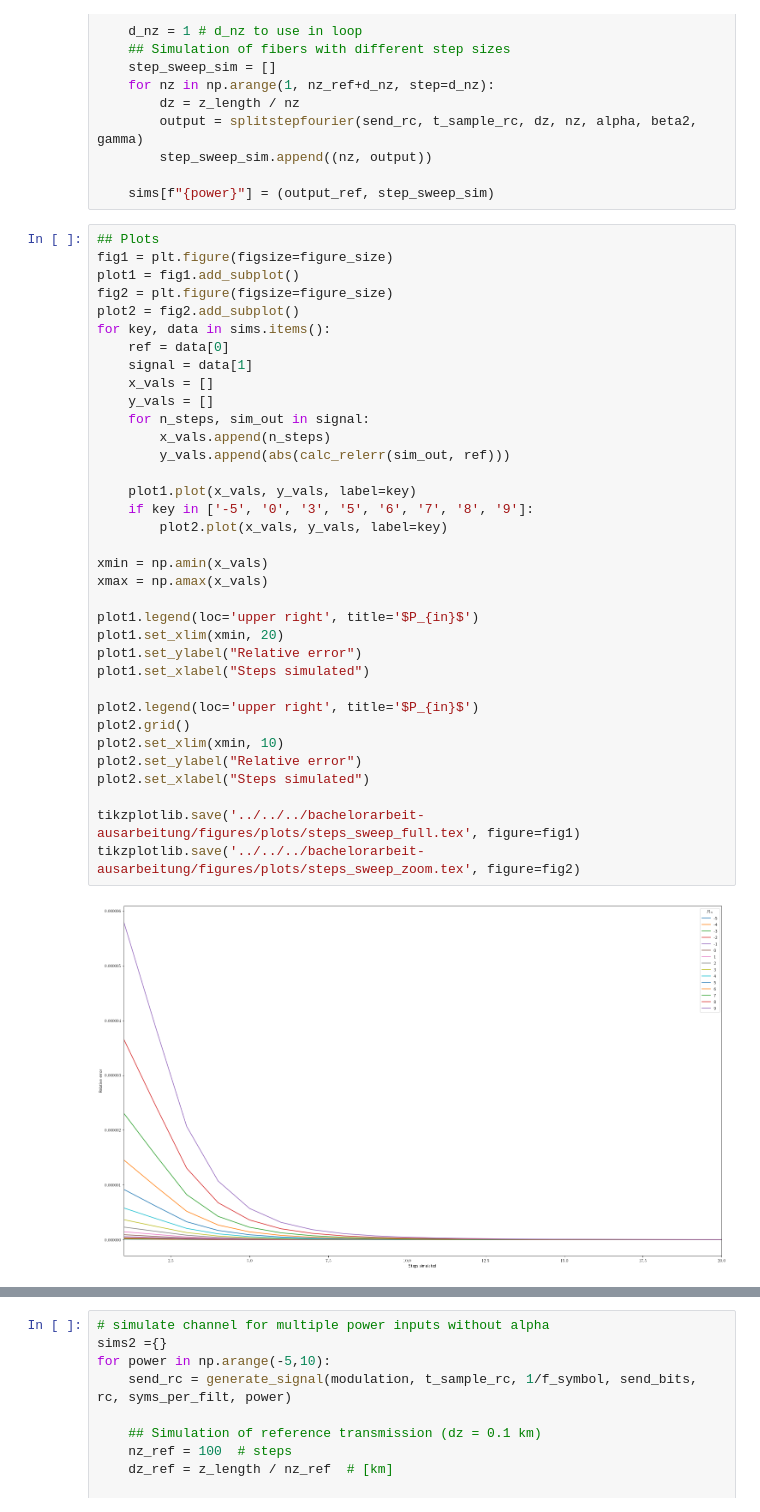
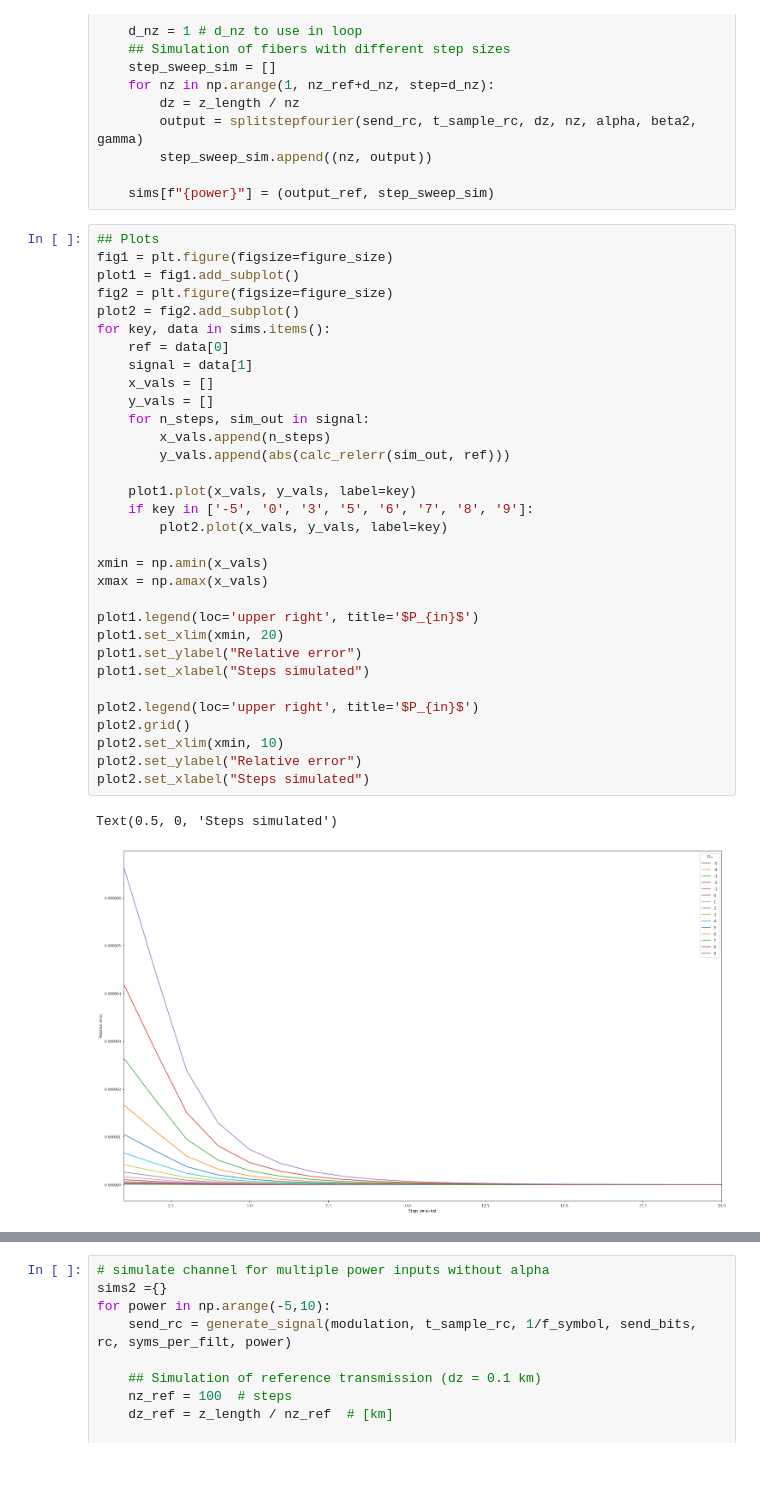
Before and after one commit to domrim/bachelorarbeit-code, a Jupyter notebook: jupyter-notebooks/eval/steps_sweep_error_bpsk.ipynb, the cells around one changed output, grey strips where cells are left out. Drawn from its saved outputs; the diff is of its cells as text; blank space fills up the shorter version.

```diff
--- a/jupyter-notebooks/eval/steps_sweep_error_bpsk.ipynb
+++ b/jupyter-notebooks/eval/steps_sweep_error_bpsk.ipynb
@@ -64,34 +65,32 @@ fig1 = plt.figure(figsize=figure_size)
 plot1 = fig1.add_subplot()
 fig2 = plt.figure(figsize=figure_size)
 plot2 = fig2.add_subplot()
 for key, data in sims.items():
     ref = data[0]
     signal = data[1]
     x_vals = []
     y_vals = []
     for n_steps, sim_out in signal:
         x_vals.append(n_steps)
         y_vals.append(abs(calc_relerr(sim_out, ref)))
 
     plot1.plot(x_vals, y_vals, label=key)
     if key in ['-5', '0', '3', '5', '6', '7', '8', '9']:
         plot2.plot(x_vals, y_vals, label=key)
 
 xmin = np.amin(x_vals)
 xmax = np.amax(x_vals)
 
 plot1.legend(loc='upper right', title='$P_{in}$')
 plot1.set_xlim(xmin, 20)
 plot1.set_ylabel("Relative error")
 plot1.set_xlabel("Steps simulated")
 
 plot2.legend(loc='upper right', title='$P_{in}$')
 plot2.grid()
 plot2.set_xlim(xmin, 10)
 plot2.set_ylabel("Relative error")
 plot2.set_xlabel("Steps simulated")
-
-tikzplotlib.save('../../../bachelorarbeit-ausarbeitung/figures/plots/steps_sweep_full.tex', figure=fig1)
-tikzplotlib.save('../../../bachelorarbeit-ausarbeitung/figures/plots/steps_sweep_zoom.tex', figure=fig2)
 # %% [output]
+Text(0.5, 0, 'Steps simulated')
-[figure, old version]
+[figure, new version]
```
Also changed, not shown: parts of 4 cells of this notebook, 8 other files.
